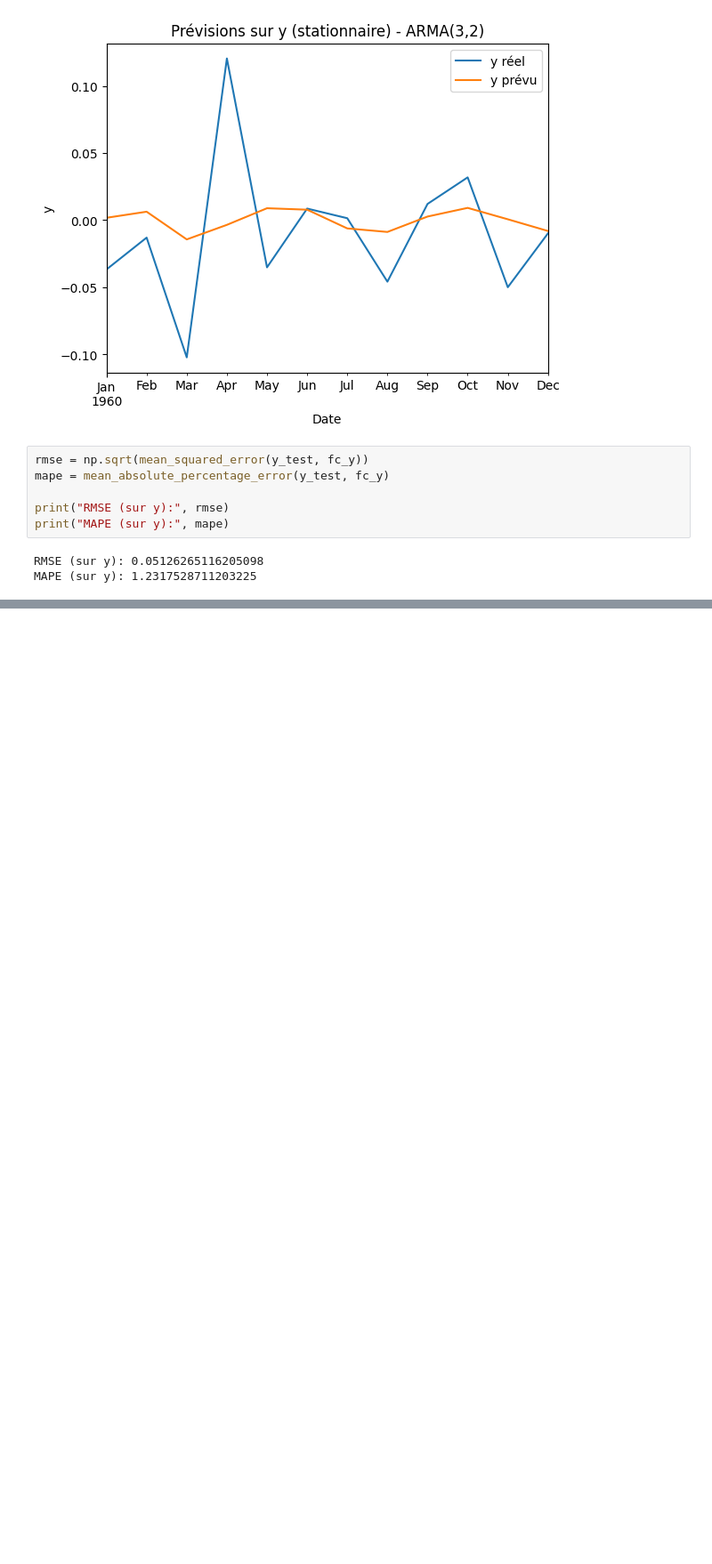
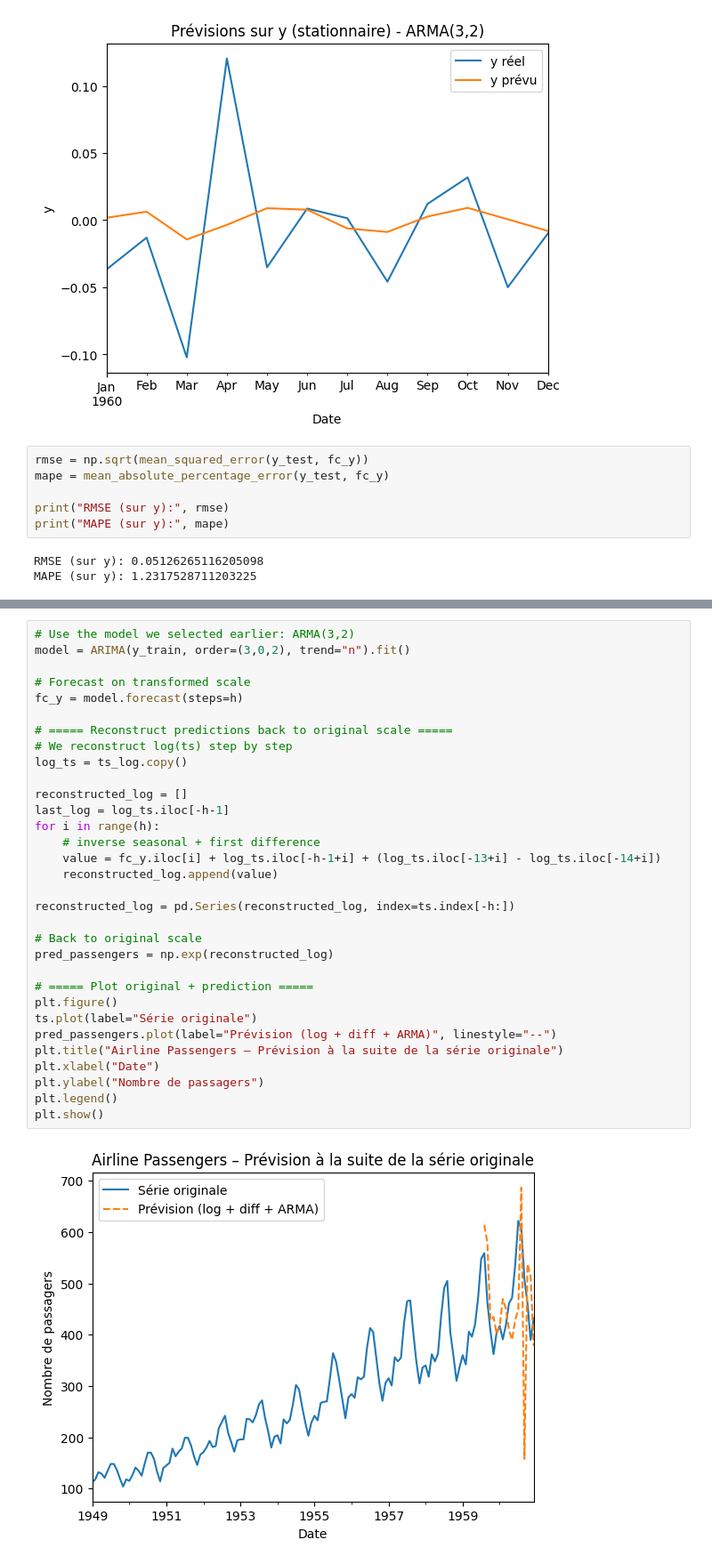
Before and after one commit to fomen2001/serie_temporelle, a Jupyter notebook: tp3.ipynb, the cells around one changed output, grey strips where cells are left out. Shown at 89% size. Cells and saved outputs as stored; diff of their text form; blank space fills up the shorter version.

```diff
--- a/tp3.ipynb
+++ b/tp3.ipynb
@@ -236,3 +234,37 @@ Covariance Type:                  opg
 
 Warnings:
 [1] Covariance matrix calculated using the outer product of gradients (complex-step).
+# %%
+# Use the model we selected earlier: ARMA(3,2)
+model = ARIMA(y_train, order=(3,0,2), trend="n").fit()
+
+# Forecast on transformed scale
+fc_y = model.forecast(steps=h)
+
+# ===== Reconstruct predictions back to original scale =====
+# We reconstruct log(ts) step by step
+log_ts = ts_log.copy()
+
+reconstructed_log = []
+last_log = log_ts.iloc[-h-1]
+for i in range(h):
+    # inverse seasonal + first difference
+    value = fc_y.iloc[i] + log_ts.iloc[-h-1+i] + (log_ts.iloc[-13+i] - log_ts.iloc[-14+i])
+    reconstructed_log.append(value)
+
+reconstructed_log = pd.Series(reconstructed_log, index=ts.index[-h:])
+
+# Back to original scale
+pred_passengers = np.exp(reconstructed_log)
+
+# ===== Plot original + prediction =====
+plt.figure()
+ts.plot(label="Série originale")
+pred_passengers.plot(label="Prévision (log + diff + ARMA)", linestyle="--")
+plt.title("Airline Passengers – Prévision à la suite de la série originale")
+plt.xlabel("Date")
+plt.ylabel("Nombre de passagers")
+plt.legend()
+plt.show()
+# %% [output]
+[figure, added]
```
Also changed, not shown: parts of 2 cells of this notebook, 2 other files.
